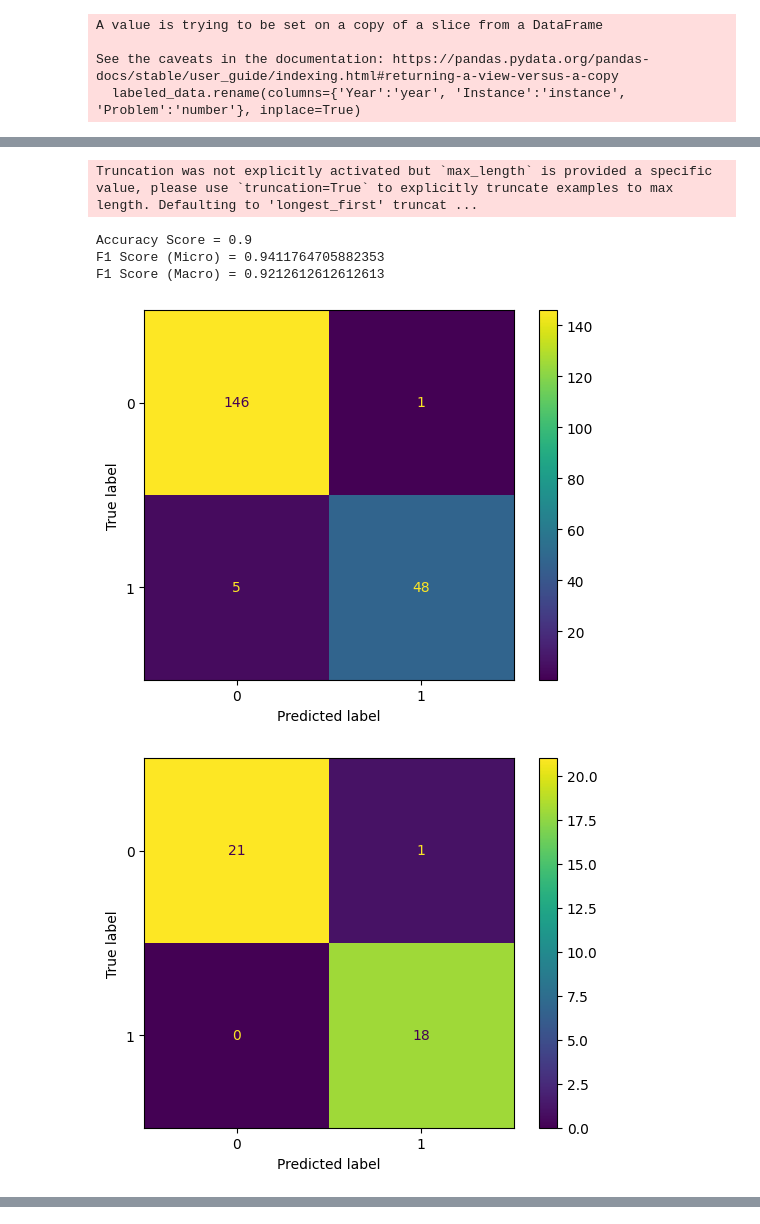
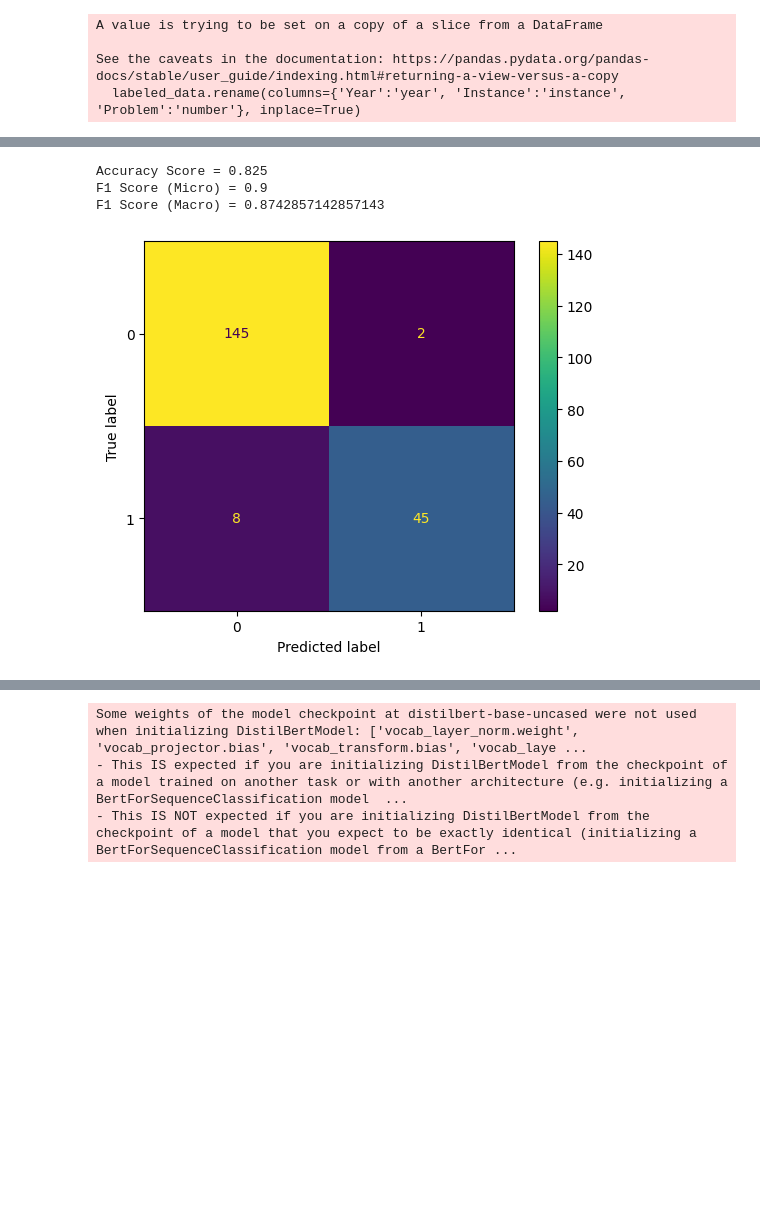
Before and after one commit to iuruoy-shao/training-problems, a Jupyter notebook: hierarchical_classifier.ipynb, the cells around one changed output, grey strips where cells are left out. Saved outputs shown, nothing was run; the diff lists cells and outputs as text; code cells hidden in the pictures; blank space fills up the shorter version.

Commit message:
attempted sub-category model training

```diff
--- a/hierarchical_classifier.ipynb
+++ b/hierarchical_classifier.ipynb
@@ -209,12 +257,12 @@ training_loader = DataLoader(training_dataset, **train_params)
 testing_loader = DataLoader(val_dataset, **test_params)
 # %%
 class DistilBERTClass(torch.nn.Module):
-    def __init__(self):
+    def __init__(self, num_classes):
         super(DistilBERTClass, self).__init__()
         self.l1 = DistilBertModel.from_pretrained("distilbert-base-uncased")
         self.pre_classifier = torch.nn.Linear(768, 768)
         self.dropout = torch.nn.Dropout(0.3)
-        self.classifier = torch.nn.Linear(768, 5)
+        self.classifier = torch.nn.Linear(768, num_classes)
 
     def forward(self, input_ids, attention_mask):
         output_1 = self.l1(input_ids=input_ids, attention_mask=attention_mask)
@@ -225,6 +273,6 @@ class DistilBERTClass(torch.nn.Module):
         pooler = self.dropout(pooler)
         return self.classifier(pooler)
 # %%
-model = DistilBERTClass()
-model.to(device)
+top_level_model = DistilBERTClass(num_classes=5)
+top_level_model.to(device)
 # %% [output]
@@ -252,5 +300,5 @@ DistilBERTClass(
 def loss_fn(outputs, targets):
     return torch.nn.BCEWithLogitsLoss()(outputs, targets)
 # %%
-optimizer = torch.optim.Adam(params =  model.parameters(), lr=LEARNING_RATE)
+optimizer = torch.optim.Adam(params =  top_level_model.parameters(), lr=LEARNING_RATE)
 # %%
@@ -274,3 +344,4 @@ def train_model(epoch):
 # %%
-# for epoch in range(EPOCHS):
-#     train_model(epoch)
+model_trainer = ModelTraining(top_level_model,training_loader,testing_loader,optimizer)
+for epoch in range(EPOCHS):
+    model_trainer.train_model(epoch)
@@ -296,29 +389,23 @@ def validation(testing_loader):
 # %%
 from itertools import chain
 
-outputs, targets = validation(testing_loader)
+outputs, targets = model_trainer.validation()
 
 outputs = np.array(outputs) >= 0.5
 outputs = [[1 if value else 0 for value in output] for output in outputs]
 
 cm = metrics.ConfusionMatrixDisplay(metrics.confusion_matrix(list(chain.from_iterable(targets)),
                                                              list(chain.from_iterable(outputs))))
 cm.plot()
 
-for cm in metrics.multilabel_confusion_matrix(targets,outputs):
-    matrix = metrics.ConfusionMatrixDisplay(cm)
-    matrix.plot()
-
 accuracy = metrics.accuracy_score(targets, outputs)
 f1_score_micro = metrics.f1_score(targets, outputs, average='micro')
 f1_score_macro = metrics.f1_score(targets, outputs, average='macro')
 print(f"Accuracy Score = {accuracy}")
 print(f"F1 Score (Micro) = {f1_score_micro}")
 print(f"F1 Score (Macro) = {f1_score_macro}")
 # %% [output]
-Truncation was not explicitly activated but `max_length` is provided a specific value, please use `truncation=True` to explicitly truncate examples to max length. Defaulting to 'longest_first' truncat ...
+Accuracy Score = 0.825
+F1 Score (Micro) = 0.9
+F1 Score (Macro) = 0.8742857142857143
-Accuracy Score = 0.9
-F1 Score (Micro) = 0.9411764705882353
-F1 Score (Macro) = 0.9212612612612613
-[figure, old version]
+[figure, new version]
-[figure, removed]
@@ -328,0 +445,8 @@ F1 Score (Macro) = 0.9212612612612613
+# %%
+alg_model, alg_training_loader, alg_testing_loader = generate_model(alg_data, 'alg-labels')
+alg_optimizer = torch.optim.Adam(params=alg_model.parameters(), lr=LEARNING_RATE)
+model_trainer = ModelTraining(alg_model, alg_training_loader, alg_testing_loader, alg_optimizer)
+# %% [output]
+Some weights of the model checkpoint at distilbert-base-uncased were not used when initializing DistilBertModel: ['vocab_layer_norm.weight', 'vocab_projector.bias', 'vocab_transform.bias', 'vocab_laye ...
+- This IS expected if you are initializing DistilBertModel from the checkpoint of a model trained on another task or with another architecture (e.g. initializing a BertForSequenceClassification model  ...
+- This IS NOT expected if you are initializing DistilBertModel from the checkpoint of a model that you expect to be exactly identical (initializing a BertForSequenceClassification model from a BertFor ...
```
Also changed, not shown: parts of 30 cells of this notebook.
